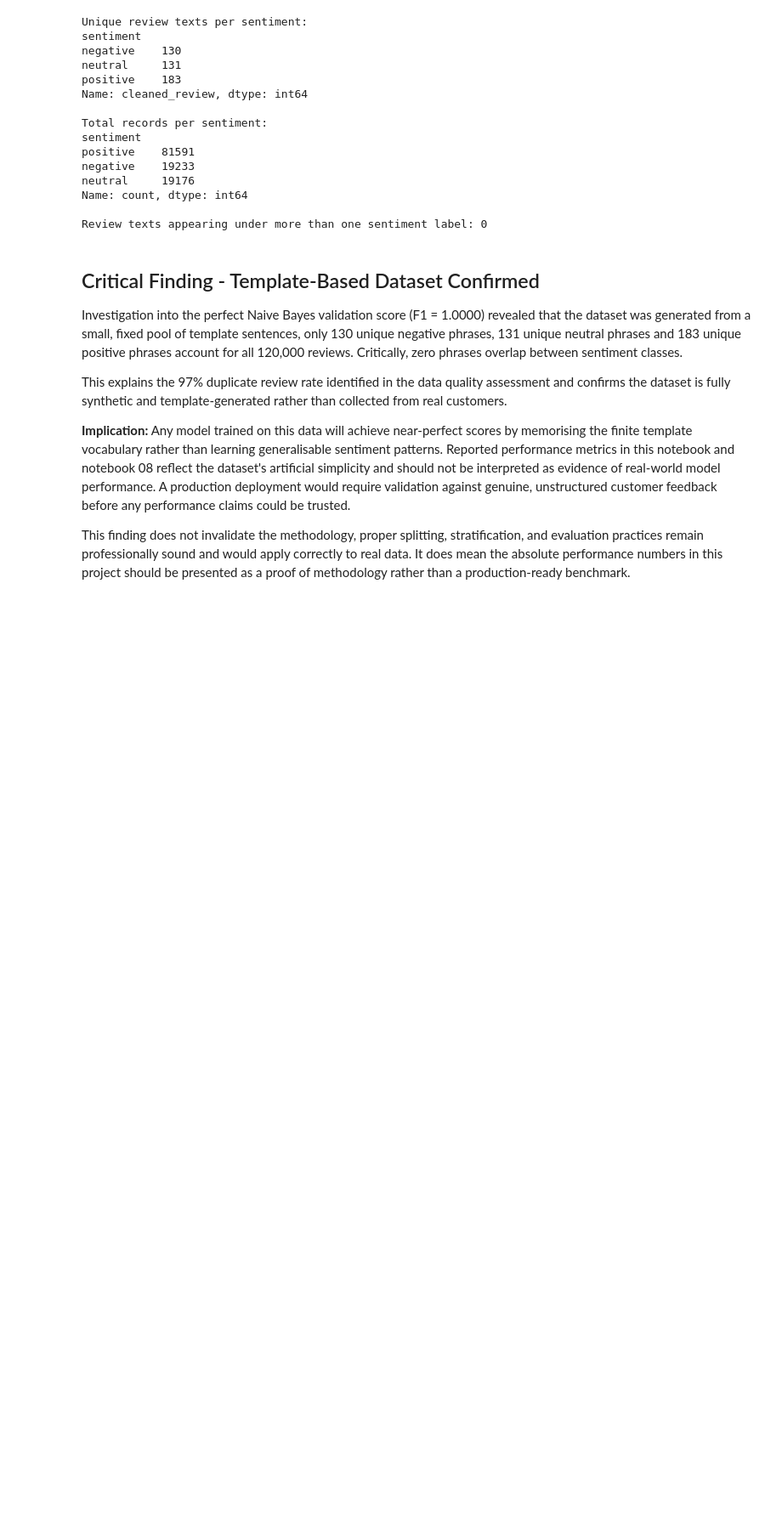
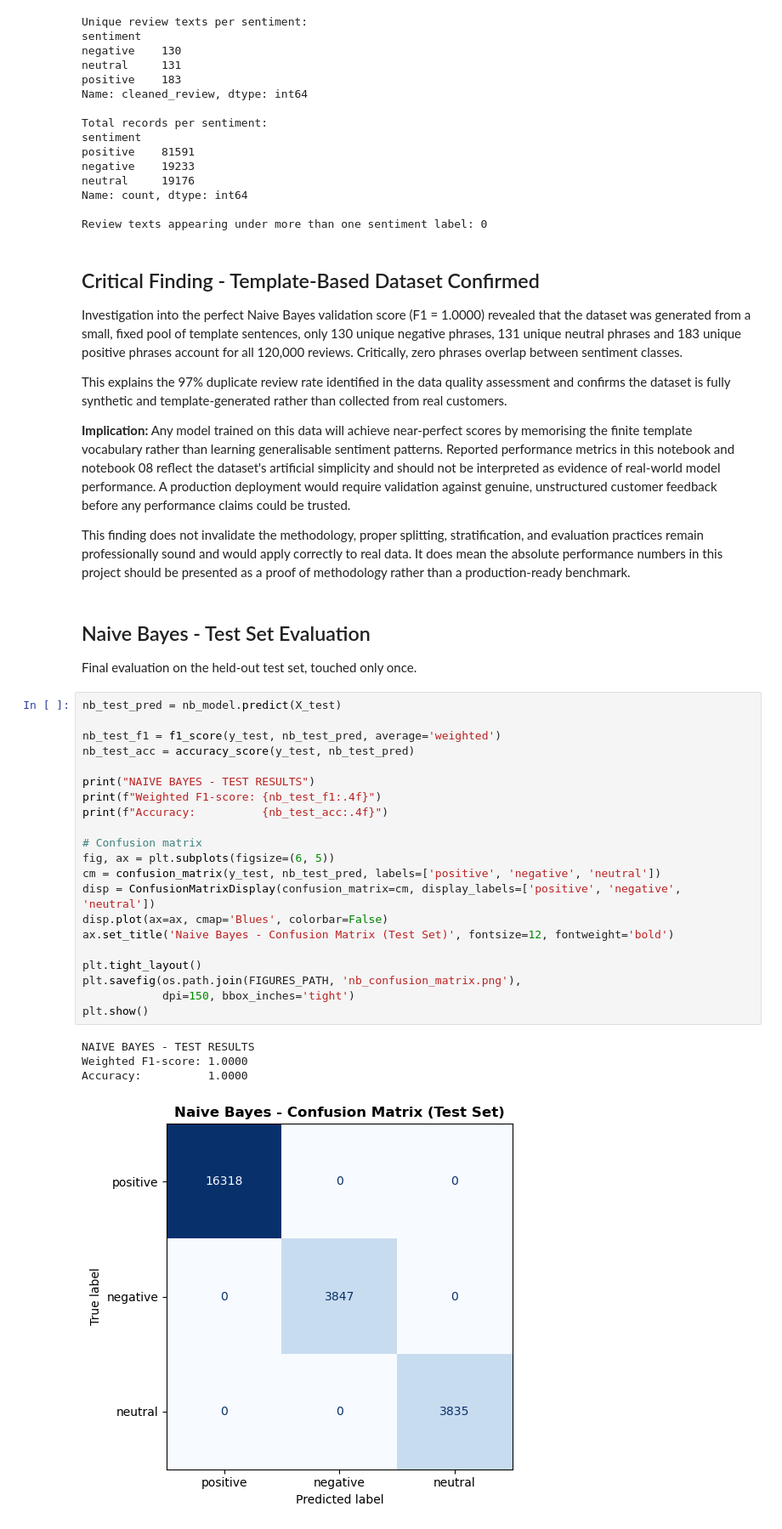
Before and after one commit to AishatOlisa/shopease-sentiment-analysis, a Jupyter notebook: notebooks/07_classical_nlp_modelling.ipynb, the cells around one changed output. Shown at 85% size. Saved outputs shown, nothing was run; the diff lists cells and outputs as text; blank space fills up the shorter version.

Commit message:
Complete Naive Bayes test evaluation - perfect classification confirms template dataset finding

```diff
--- a/notebooks/07_classical_nlp_modelling.ipynb
+++ b/notebooks/07_classical_nlp_modelling.ipynb
@@ -236,3 +236,32 @@ stratification, and evaluation practices remain professionally sound
 and would apply correctly to real data. It does mean the absolute
 performance numbers in this project should be presented as a proof
 of methodology rather than a production-ready benchmark.
+# %% [markdown]
+## Naive Bayes - Test Set Evaluation
+Final evaluation on the held-out test set, touched only once.
+# %%
+nb_test_pred = nb_model.predict(X_test)
+
+nb_test_f1 = f1_score(y_test, nb_test_pred, average='weighted')
+nb_test_acc = accuracy_score(y_test, nb_test_pred)
+
+print("NAIVE BAYES - TEST RESULTS")
+print(f"Weighted F1-score: {nb_test_f1:.4f}")
+print(f"Accuracy:          {nb_test_acc:.4f}")
+
+# Confusion matrix
+fig, ax = plt.subplots(figsize=(6, 5))
+cm = confusion_matrix(y_test, nb_test_pred, labels=['positive', 'negative', 'neutral'])
+disp = ConfusionMatrixDisplay(confusion_matrix=cm, display_labels=['positive', 'negative', 'neutral'])
+disp.plot(ax=ax, cmap='Blues', colorbar=False)
+ax.set_title('Naive Bayes - Confusion Matrix (Test Set)', fontsize=12, fontweight='bold')
+
+plt.tight_layout()
+plt.savefig(os.path.join(FIGURES_PATH, 'nb_confusion_matrix.png'),
+            dpi=150, bbox_inches='tight')
+plt.show()
+# %% [output]
+NAIVE BAYES - TEST RESULTS
+Weighted F1-score: 1.0000
+Accuracy:          1.0000
+[figure, added]
```
Also changed, not shown: parts of 1 cell of this notebook, 1 other file.
